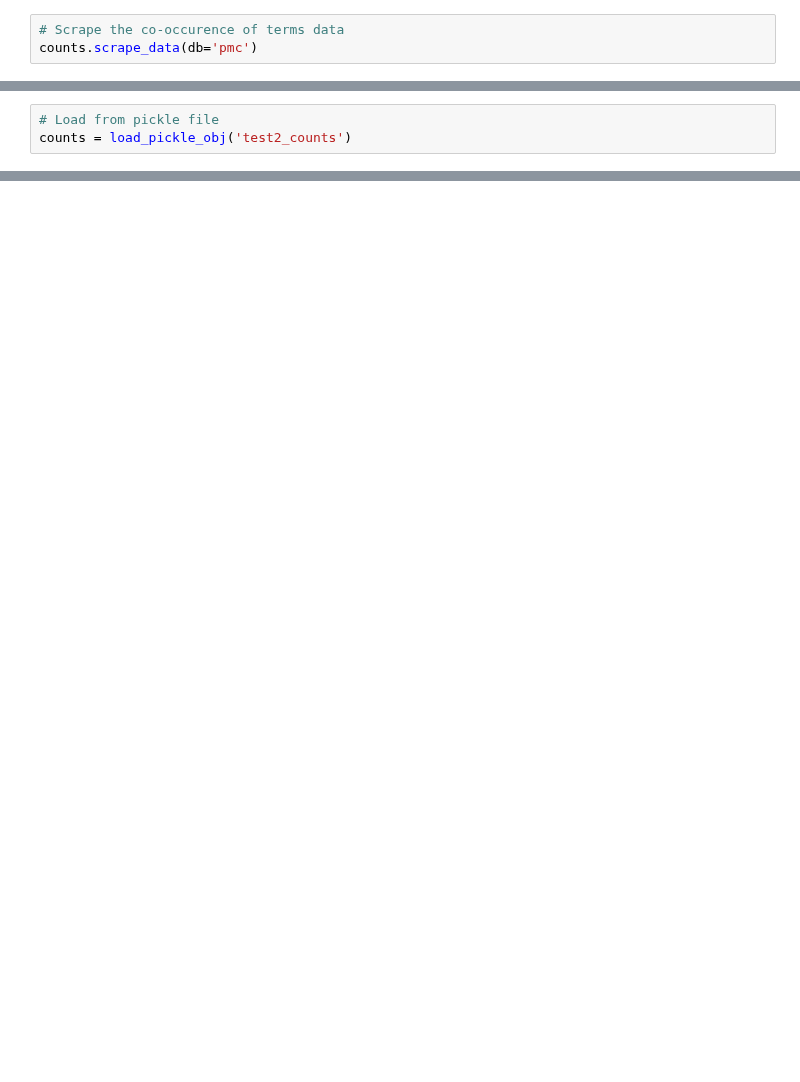
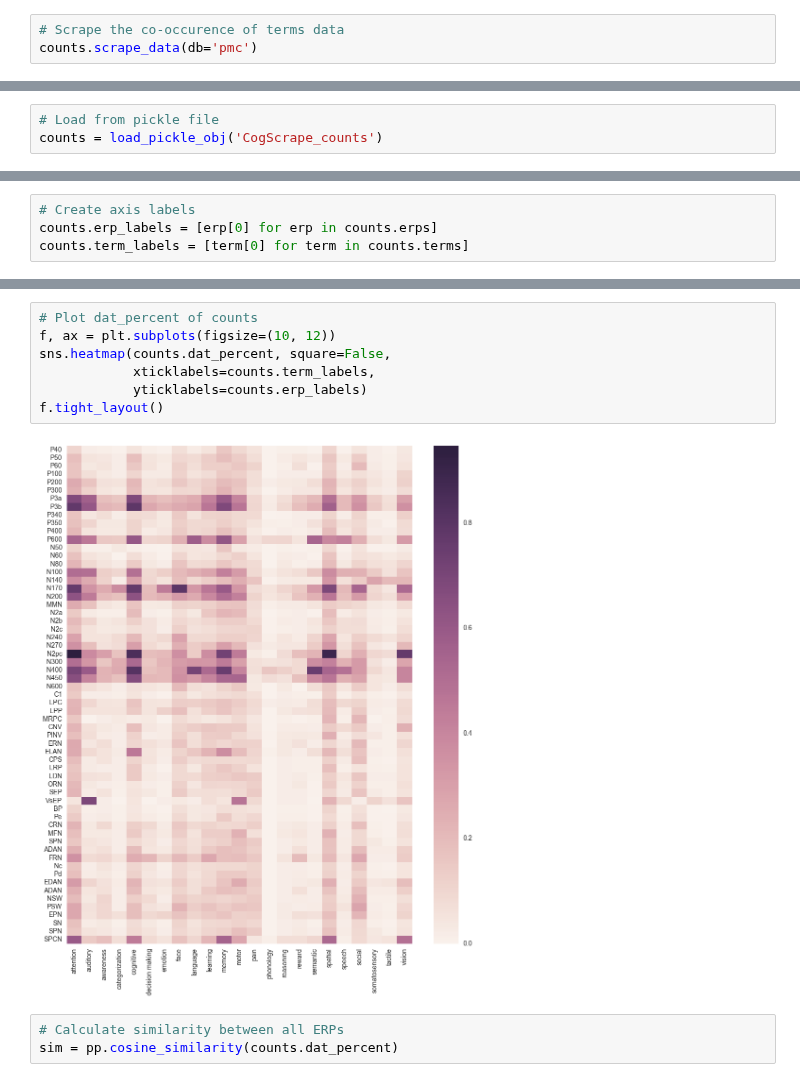
Before and after one commit to weblearn22/ERPscanr, a Jupyter notebook: notebooks/Counts.ipynb, the cells around one changed output, grey strips where cells are left out. Cells and saved outputs as stored; diff of their text form; blank space fills up the shorter version.

```diff
--- a/notebooks/Counts.ipynb
+++ b/notebooks/Counts.ipynb
@@ -40,0 +49,3 @@ counts.scrape_data(db='pmc')
+# %%
+# Load from pickle file
+counts = load_pickle_obj('CogScrape_counts')
@@ -74,3 +164,0 @@ save_pickle_obj(counts, 'test2')
-# %%
-# Load from pickle file
-counts = load_pickle_obj('test2_counts')
@@ -76,0 +167,4 @@ counts = load_pickle_obj('test2_counts')
+# %%
+# Create axis labels
+counts.erp_labels = [erp[0] for erp in counts.erps]
+counts.term_labels = [term[0] for term in counts.terms]
@@ -76,0 +184,12 @@ counts = load_pickle_obj('test2_counts')
+# %%
+# Plot dat_percent of counts
+f, ax = plt.subplots(figsize=(10, 12))
+sns.heatmap(counts.dat_percent, square=False,
+            xticklabels=counts.term_labels,
+            yticklabels=counts.erp_labels)
+f.tight_layout()
+# %% [output]
+[figure, added]
+# %%
+# Calculate similarity between all ERPs
+sim = pp.cosine_similarity(counts.dat_percent)
```
Also changed, not shown: parts of 26 cells of this notebook.
